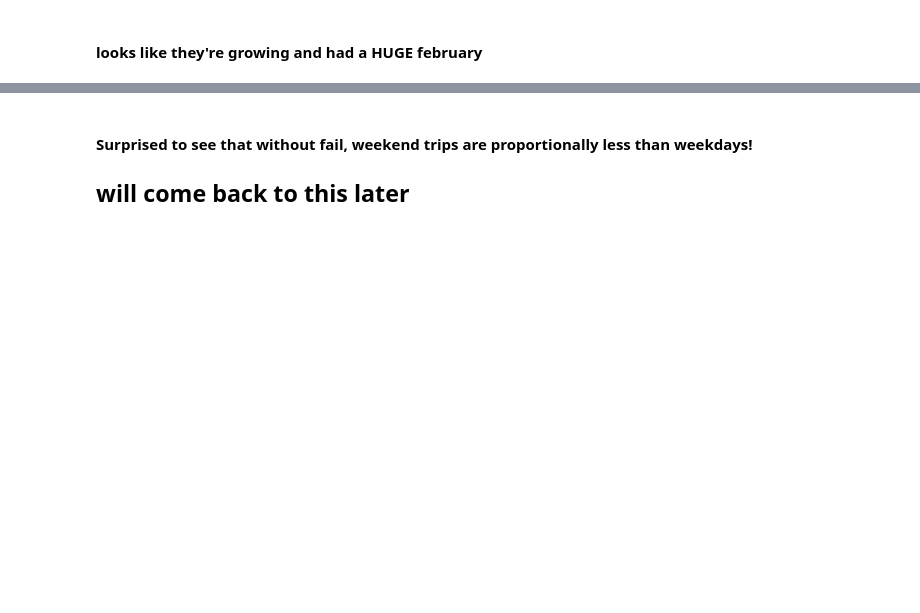
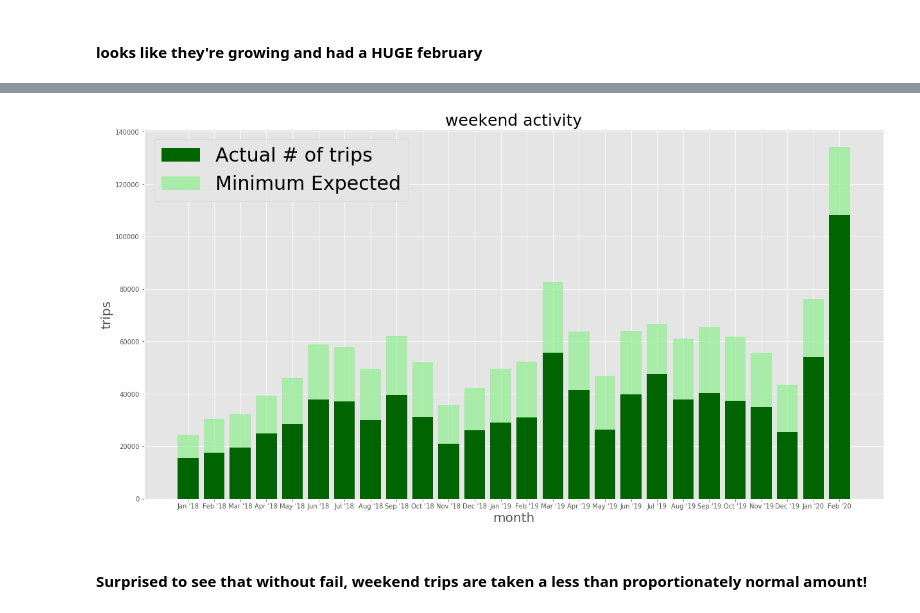
Before and after one commit to isaac-campbell-smith/BayWheels, a Jupyter notebook: Initial Data Exploration.ipynb, the cells around one changed output, grey strips where cells are left out. Cells and saved outputs as stored; diff of their text form; code cells hidden in the pictures; blank space fills up the shorter version.

```diff
--- a/Initial Data Exploration.ipynb
+++ b/Initial Data Exploration.ipynb
@@ -95,3 +113,6 @@ Most popular day was on: Sat | Least popular day was on: Sun
+# %%
+chart([weekend_data], kind='bar', name='weekend activity', y_name='trips', legend=('Actual # of trips', 'Minimum Expected'))
+# %% [output]
+[figure, added]
 # %% [markdown]
-#### Surprised to see that without fail, weekend trips are proportionally less than weekdays!
-## will come back to this later
+#### Surprised to see that without fail, weekend trips are taken a less than proportionately normal amount!
```
Also changed, not shown: parts of 47 cells of this notebook, 5 other files.
